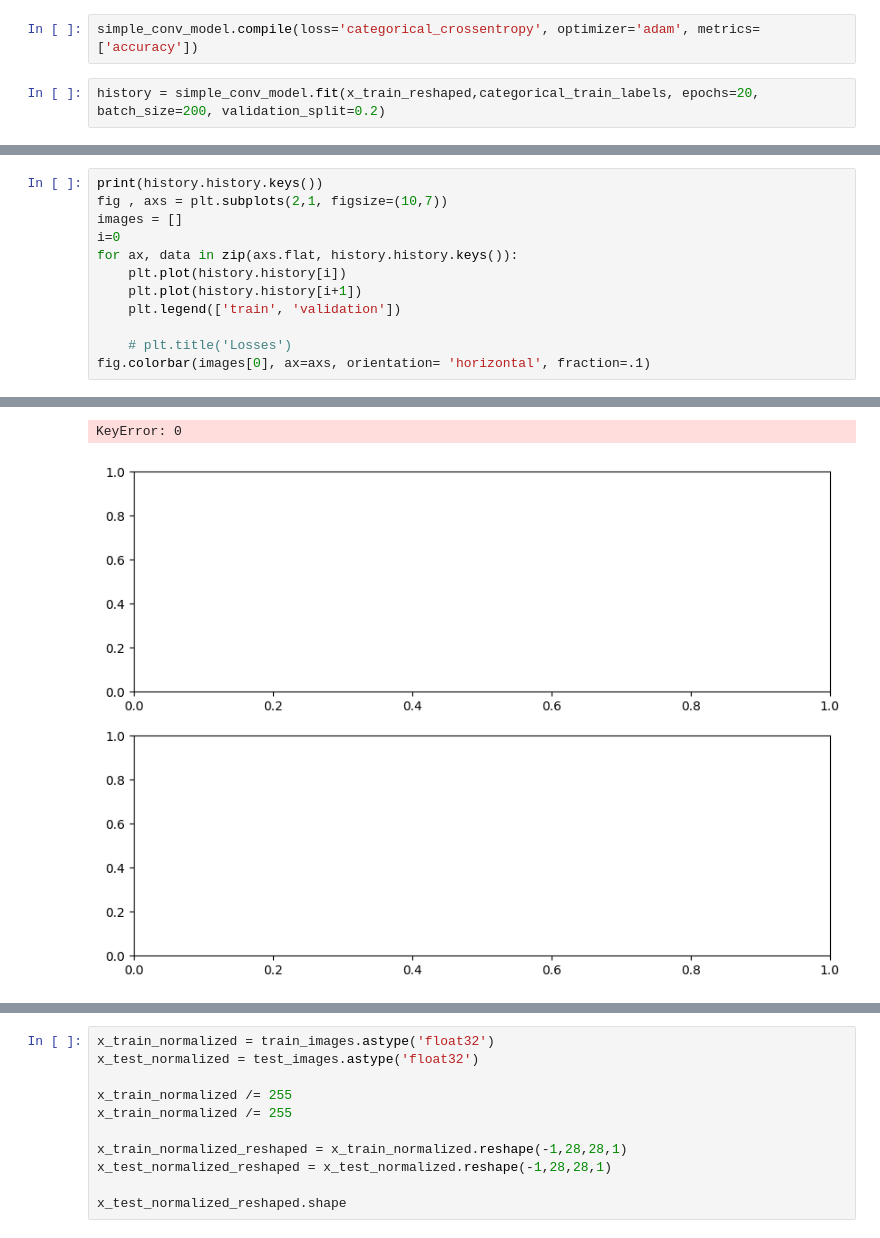
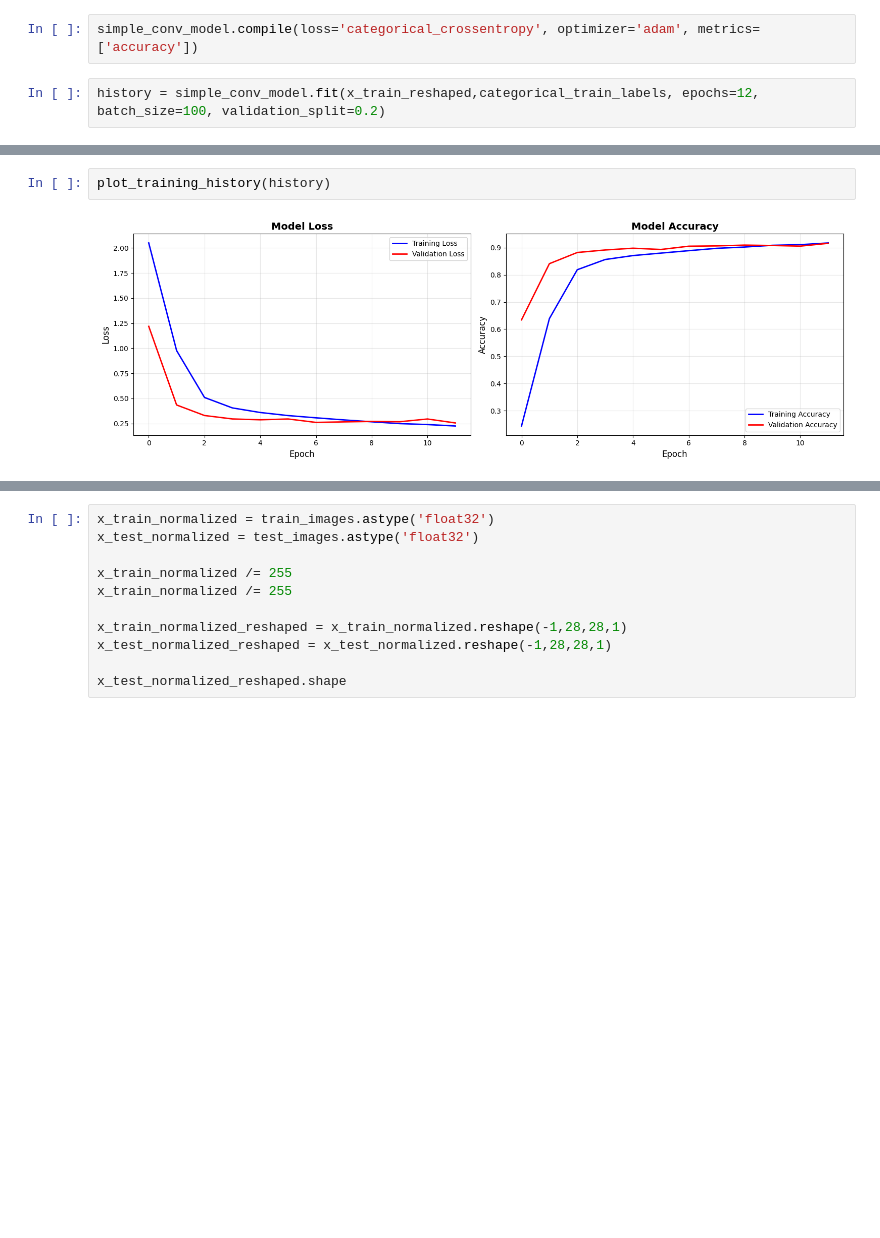
Before and after one commit to GMobinit/deep_learning_fashion_mnist, a Jupyter notebook: conv_fashion_mnist_model.ipynb, the cells around one changed output, grey strips where cells are left out. Saved outputs shown, nothing was run; the diff lists cells and outputs as text; blank space fills up the shorter version.

```diff
--- a/conv_fashion_mnist_model.ipynb
+++ b/conv_fashion_mnist_model.ipynb
@@ -85,5 +131,5 @@ Model: "sequential"
 # %%
 simple_conv_model.compile(loss='categorical_crossentropy', optimizer='adam', metrics=['accuracy'])
 # %%
-history = simple_conv_model.fit(x_train_reshaped,categorical_train_labels, epochs=20, batch_size=200, validation_split=0.2)
+history = simple_conv_model.fit(x_train_reshaped,categorical_train_labels, epochs=12, batch_size=100, validation_split=0.2)
 # %% [output]
@@ -107,13 +153,4 @@ Epoch 20/20
 # %%
-print(history.history.keys())
-fig , axs = plt.subplots(2,1, figsize=(10,7))
-images = []
-i=0
-for ax, data in zip(axs.flat, history.history.keys()):
-    plt.plot(history.history[i])
-    plt.plot(history.history[i+1])
-    plt.legend(['train', 'validation'])
-
-    # plt.title('Losses')
-fig.colorbar(images[0], ax=axs, orientation= 'horizontal', fraction=.1)
+plot_training_history(history)
 # %% [output]
+[figure, new version]
@@ -121,2 +160,0 @@ dict_keys(['accuracy', 'loss', 'val_accuracy', 'val_loss'])
-KeyError: 0
-[figure, old version]
```
Also changed, not shown: parts of 5 cells of this notebook.
